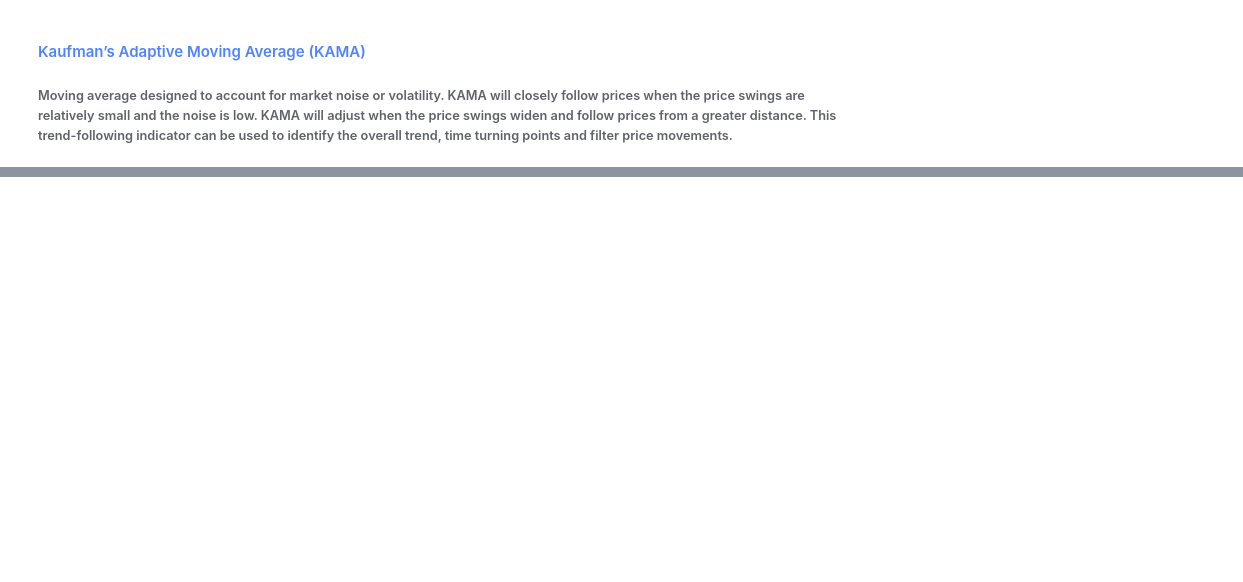
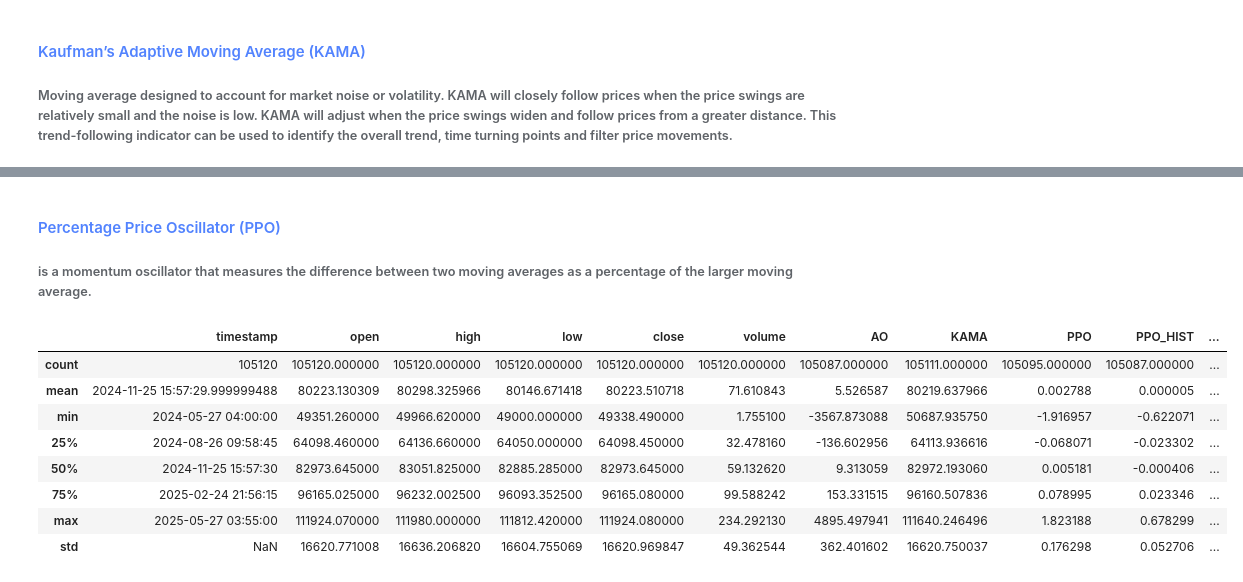
Before and after one commit to slamina-pf/data_analysis_trading_bot, a Jupyter notebook: workbooks/deep_learning_data_analysis.ipynb, the cells around one changed output, grey strips where cells are left out. Cells and saved outputs as stored; diff of their text form; code cells hidden in the pictures; blank space fills up the shorter version.

Commit message:
Adding momentum indicators

```diff
--- a/workbooks/deep_learning_data_analysis.ipynb
+++ b/workbooks/deep_learning_data_analysis.ipynb
@@ -101,0 +102,28 @@ df.describe()
+# %% [markdown]
+#### <font color="#5283fe">Percentage Price Oscillator (PPO)</font>
+###### is a momentum oscillator that measures the difference between two moving averages as a percentage of the larger moving average.
+# %%
+ppo = ta.momentum.PercentagePriceOscillator(
+    close=df['close'],
+    window_slow=26,
+    window_fast=12,
+    window_sign=9
+)
+
+df["PPO"] = ppo.ppo()
+
+df["PPO_HIST"] = ppo.ppo_hist()
+
+df["PPO_SIGNAL"] = ppo.ppo_signal()
+
+df.describe()
+# %% [output]
+|  | timestamp | open | high | low | close | volume | AO | KAMA | PPO | PPO_HIST | ... |
+| count | 105120 | 105120.000000 | 105120.000000 | 105120.000000 | 105120.000000 | 105120.000000 | 105087.000000 | 105111.000000 | 105095.000000 | 105087.000000 | ... |
+| mean | 2024-11-25 15:57:29.999999488 | 80223.130309 | 80298.325966 | 80146.671418 | 80223.510718 | 71.610843 | 5.526587 | 80219.637966 | 0.002788 | 0.000005 | ... |
+| min | 2024-05-27 04:00:00 | 49351.260000 | 49966.620000 | 49000.000000 | 49338.490000 | 1.755100 | -3567.873088 | 50687.935750 | -1.916957 | -0.622071 | ... |
+| 25% | 2024-08-26 09:58:45 | 64098.460000 | 64136.660000 | 64050.000000 | 64098.450000 | 32.478160 | -136.602956 | 64113.936616 | -0.068071 | -0.023302 | ... |
+| 50% | 2024-11-25 15:57:30 | 82973.645000 | 83051.825000 | 82885.285000 | 82973.645000 | 59.132620 | 9.313059 | 82972.193060 | 0.005181 | -0.000406 | ... |
+| 75% | 2025-02-24 21:56:15 | 96165.025000 | 96232.002500 | 96093.352500 | 96165.080000 | 99.588242 | 153.331515 | 96160.507836 | 0.078995 | 0.023346 | ... |
+| max | 2025-05-27 03:55:00 | 111924.070000 | 111980.000000 | 111812.420000 | 111924.080000 | 234.292130 | 4895.497941 | 111640.246496 | 1.823188 | 0.678299 | ... |
+| std | NaN | 16620.771008 | 16636.206820 | 16604.755069 | 16620.969847 | 49.362544 | 362.401602 | 16620.750037 | 0.176298 | 0.052706 | ... |
```
Also changed, not shown: parts of 17 cells of this notebook.
